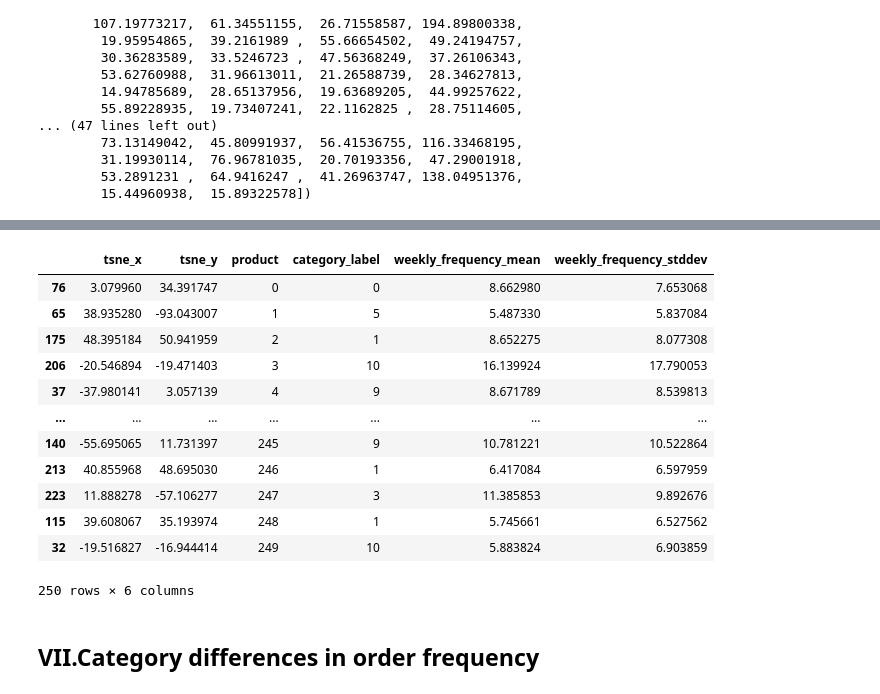
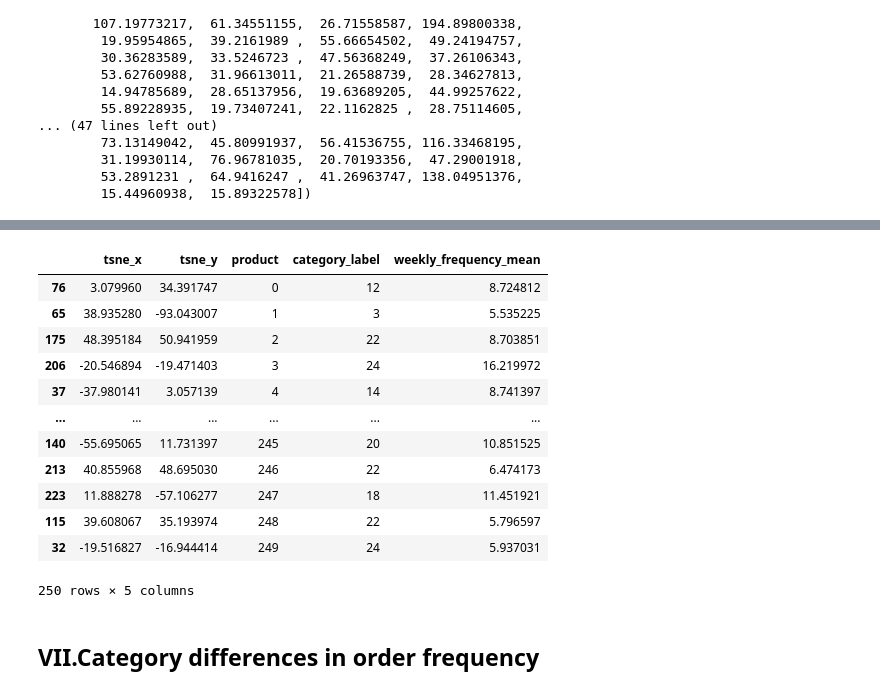
Before and after one commit to AsmirMumin/Retail-Coupon-Recommendation-for-Revenue-Optimization, a Jupyter notebook: MLiM Final Assignment.ipynb, the cells around one changed output, grey strips where cells are left out. Cells and saved outputs as stored; diff of their text form; code cells hidden in the pictures.

```diff
--- a/MLiM Final Assignment.ipynb
+++ b/MLiM Final Assignment.ipynb
@@ -299,0 +207,4 @@ product_categories.head(20)
+# %%
+# set to 25 clusters
+p2cluster_model.train_cluster(25)
+p2cluster_model.clust_plot()
@@ -299,0 +213,3 @@ product_categories.head(20)
+# %%
+product_categories = p2cluster_model.get_categories()
+product_categories.head()
@@ -331,3 +254,16 @@ array([[ 0,  0,  0, ...,  0,  0, 13],
        [ 1,  2,  2, ...,  0,  9,  0],
        [ 0, 12,  2, ...,  0, 29,  0],
        [ 0,  0,  0, ...,  0, 53,  0]], dtype=int8)
+# %%
+# remove impact of last week (89)
+from scipy.sparse import csr_matrix
+
+total_frequency_without89 = csr_matrix((100000, 250), dtype=np.int8).toarray()
+total_frequency_only89 = csr_matrix((100000, 250), dtype=np.int8).toarray()
+
+total_frequency_without89 = total_frequency.copy()
+
+for index, row in baskets[baskets["week"] == 89].iterrows():
+    for p in row["products"]:
+        total_frequency_without89[row["shopper"]][p] -= 1
+        total_frequency_only89[row["shopper"]][p] += 1
@@ -362,9 +323,10 @@ array([ 55.67928731,  16.76898855,  53.83773307, 141.80374362,
         15.44960938,  15.89322578])
 # %%
 # remove the customers with no preference
-weeks_frequency = 90 / np.average(
-    total_frequency, weights=(total_frequency >= 2), axis=0
+# ??median??
+weeks_frequency_without89 = 90 / np.average(
+    total_frequency_without89, weights=(total_frequency_without89 >= 2), axis=0
 )
-weeks_frequency
+weeks_frequency_without89
 # interpretation: The consumers who "like" product "0" usually buy it every 8-9 weeks
 # %% [output]
@@ -411,21 +357,21 @@ array([ 7.65306781,  5.83708365,  8.07730767, 17.79005305,  8.53981336,
 # %%
-product_categories["weekly_frequency_mean"] = weeks_frequency
-product_categories["weekly_frequency_stddev"] = weeks_frequency_stddev
+product_categories["weekly_frequency_mean"] = weeks_frequency_without89
+# product_categories["weekly_frequency_stddev"] = weeks_frequency_stddev
 product_categories
 # %% [output]
-|  | tsne_x | tsne_y | product | category_label | weekly_frequency_mean | weekly_frequency_stddev |
-| 76 | 3.079960 | 34.391747 | 0 | 0 | 8.662980 | 7.653068 |
-| 65 | 38.935280 | -93.043007 | 1 | 5 | 5.487330 | 5.837084 |
-| 175 | 48.395184 | 50.941959 | 2 | 1 | 8.652275 | 8.077308 |
-| 206 | -20.546894 | -19.471403 | 3 | 10 | 16.139924 | 17.790053 |
-| 37 | -37.980141 | 3.057139 | 4 | 9 | 8.671789 | 8.539813 |
-| ... | ... | ... | ... | ... | ... | ... |
-| 140 | -55.695065 | 11.731397 | 245 | 9 | 10.781221 | 10.522864 |
-| 213 | 40.855968 | 48.695030 | 246 | 1 | 6.417084 | 6.597959 |
-| 223 | 11.888278 | -57.106277 | 247 | 3 | 11.385853 | 9.892676 |
-| 115 | 39.608067 | 35.193974 | 248 | 1 | 5.745661 | 6.527562 |
-| 32 | -19.516827 | -16.944414 | 249 | 10 | 5.883824 | 6.903859 |
+|  | tsne_x | tsne_y | product | category_label | weekly_frequency_mean |
+| 76 | 3.079960 | 34.391747 | 0 | 12 | 8.724812 |
+| 65 | 38.935280 | -93.043007 | 1 | 3 | 5.535225 |
+| 175 | 48.395184 | 50.941959 | 2 | 22 | 8.703851 |
+| 206 | -20.546894 | -19.471403 | 3 | 24 | 16.219972 |
+| 37 | -37.980141 | 3.057139 | 4 | 14 | 8.741397 |
+| ... | ... | ... | ... | ... | ... |
+| 140 | -55.695065 | 11.731397 | 245 | 20 | 10.851525 |
+| 213 | 40.855968 | 48.695030 | 246 | 22 | 6.474173 |
+| 223 | 11.888278 | -57.106277 | 247 | 18 | 11.451921 |
+| 115 | 39.608067 | 35.193974 | 248 | 22 | 5.796597 |
+| 32 | -19.516827 | -16.944414 | 249 | 24 | 5.937031 |
-250 rows × 6 columns
+250 rows × 5 columns
 # %% [markdown]
 ## VII.Category differences in order frequency
 # %%
```
Also changed, not shown: parts of 71 cells of this notebook.
